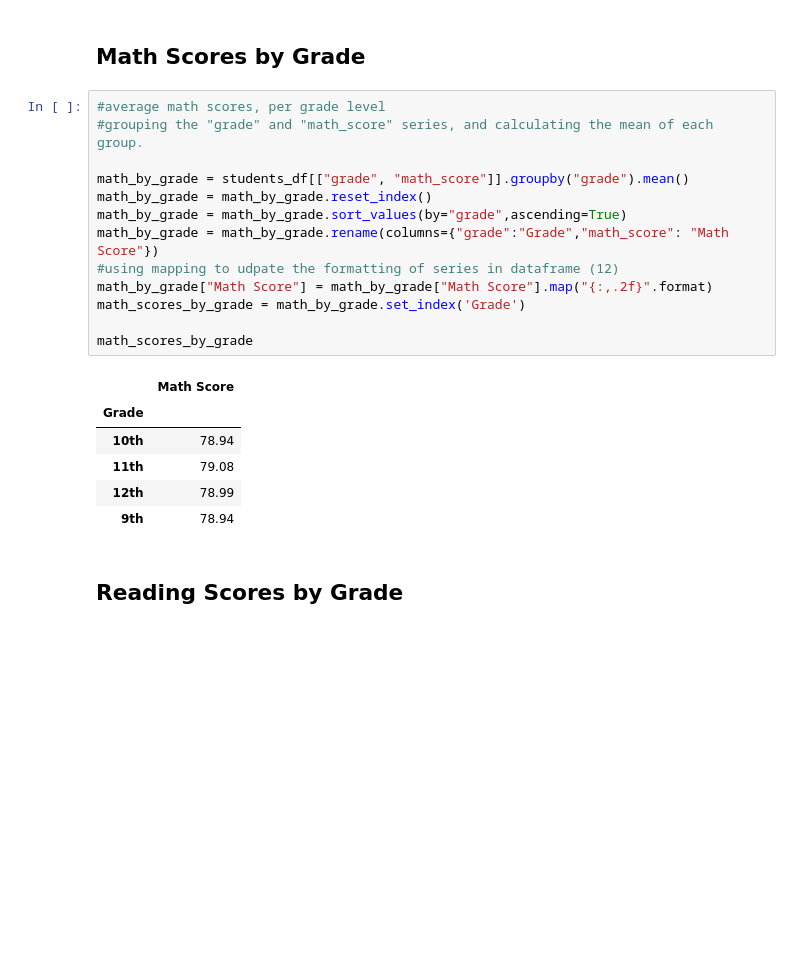
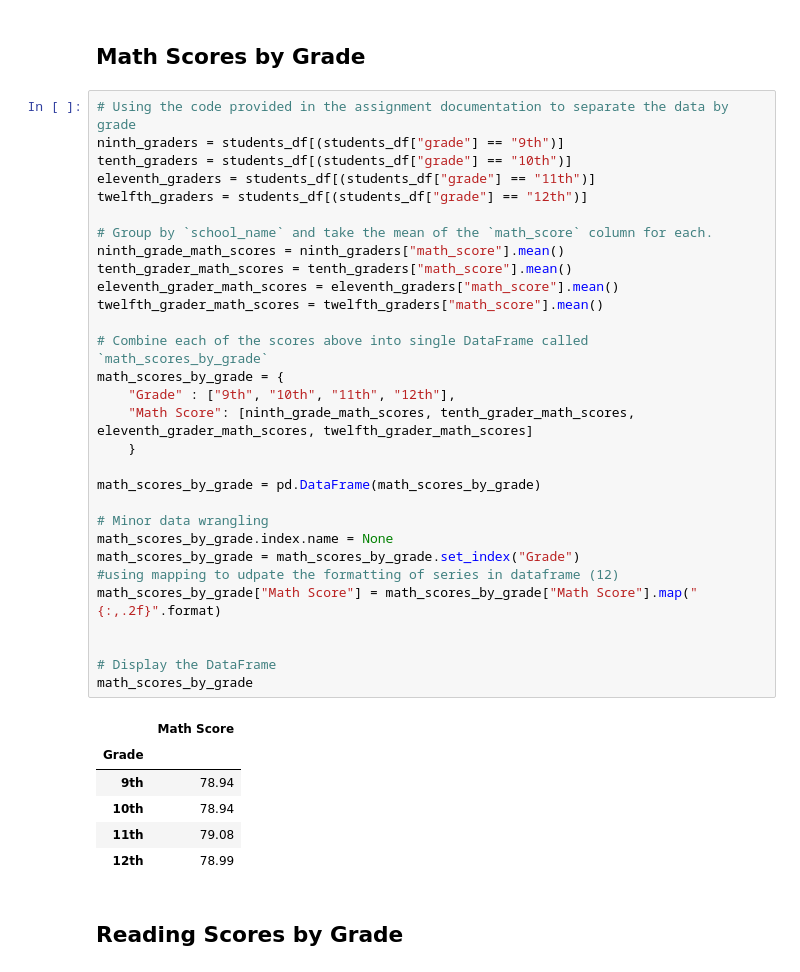
Before and after one commit to linderkm/pandas-challenge, a Jupyter notebook: PyCitySchools/analysis.ipynb, the cells around one changed output. Drawn from its saved outputs; the diff is of its cells as text; blank space fills up the shorter version.

```diff
--- a/PyCitySchools/analysis.ipynb
+++ b/PyCitySchools/analysis.ipynb
@@ -223,25 +244,42 @@ bottom_schools.head(5)
 # %% [markdown]
 ## Math Scores by Grade
 # %%
-#average math scores, per grade level
-#grouping the "grade" and "math_score" series, and calculating the mean of each group.
+# Using the code provided in the assignment documentation to separate the data by grade
+ninth_graders = students_df[(students_df["grade"] == "9th")]
+tenth_graders = students_df[(students_df["grade"] == "10th")]
+eleventh_graders = students_df[(students_df["grade"] == "11th")]
+twelfth_graders = students_df[(students_df["grade"] == "12th")]
 
-math_by_grade = students_df[["grade", "math_score"]].groupby("grade").mean()
-math_by_grade = math_by_grade.reset_index()
-math_by_grade = math_by_grade.sort_values(by="grade",ascending=True)
-math_by_grade = math_by_grade.rename(columns={"grade":"Grade","math_score": "Math Score"})
+# Group by `school_name` and take the mean of the `math_score` column for each.
+ninth_grade_math_scores = ninth_graders["math_score"].mean()
+tenth_grader_math_scores = tenth_graders["math_score"].mean()
+eleventh_grader_math_scores = eleventh_graders["math_score"].mean()
+twelfth_grader_math_scores = twelfth_graders["math_score"].mean()
+
+# Combine each of the scores above into single DataFrame called `math_scores_by_grade`
+math_scores_by_grade = {
+    "Grade" : ["9th", "10th", "11th", "12th"],
+    "Math Score": [ninth_grade_math_scores, tenth_grader_math_scores, eleventh_grader_math_scores, twelfth_grader_math_scores]
+    }
+
+math_scores_by_grade = pd.DataFrame(math_scores_by_grade)
+
+# Minor data wrangling
+math_scores_by_grade.index.name = None
+math_scores_by_grade = math_scores_by_grade.set_index("Grade")
 #using mapping to udpate the formatting of series in dataframe (12)
-math_by_grade["Math Score"] = math_by_grade["Math Score"].map("{:,.2f}".format)
-math_scores_by_grade = math_by_grade.set_index('Grade')
+math_scores_by_grade["Math Score"] = math_scores_by_grade["Math Score"].map("{:,.2f}".format)
 
+
+# Display the DataFrame
 math_scores_by_grade
 # %% [output]
 |  | Math Score |
 | Grade |  |
+| 9th | 78.94 |
 | 10th | 78.94 |
 | 11th | 79.08 |
 | 12th | 78.99 |
-| 9th | 78.94 |
 # %% [markdown]
 ## Reading Scores by Grade
 # %%
```
Also changed, not shown: parts of 11 cells of this notebook.
